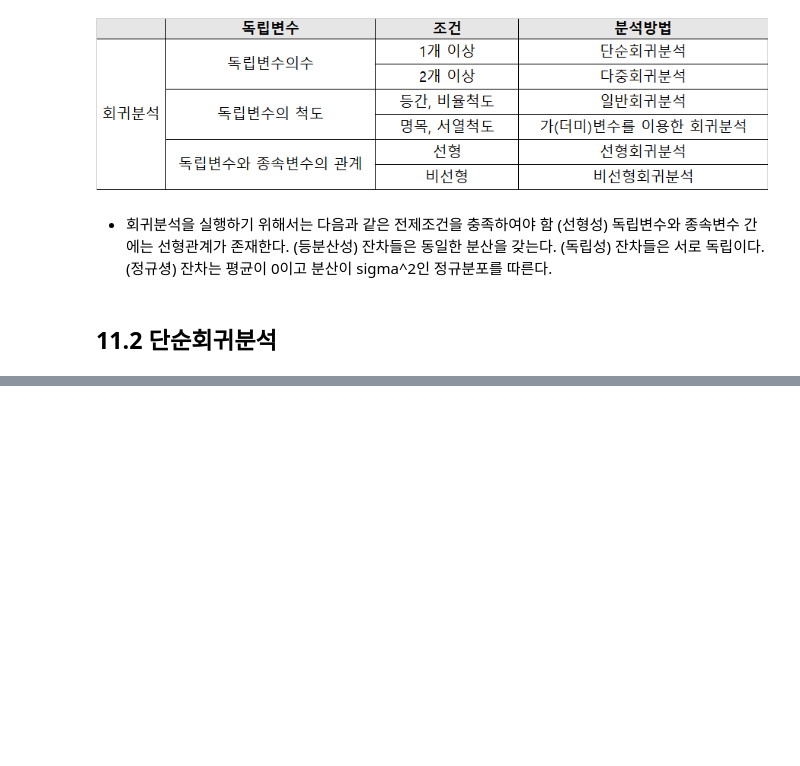
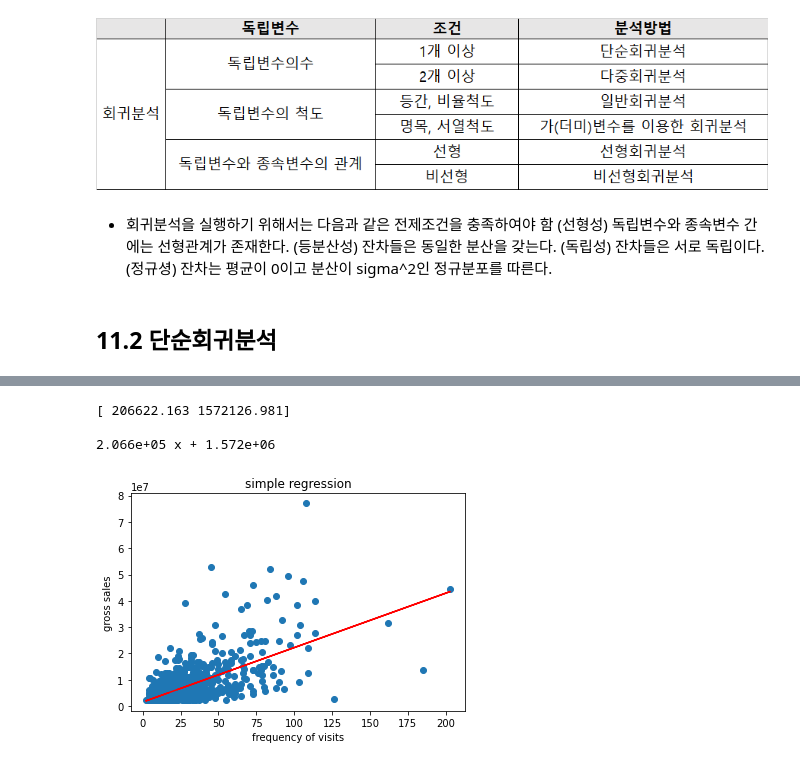
Before and after one commit to OH1107/self_study, a Jupyter notebook: training/chapter11/11장_회귀분석.ipynb, the cells around one changed output, grey strips where cells are left out. Saved outputs shown, nothing was run; the diff lists cells and outputs as text; code cells hidden in the pictures; blank space fills up the shorter version.

```diff
--- a/training/chapter11/11장_회귀분석.ipynb
+++ b/training/chapter11/11장_회귀분석.ipynb
@@ -35,0 +95,7 @@
+# %%
+# 1. 모듈 및 데이터 탑재
+import pandas as pd
+import statsmodels.formula.api as smf   # 서브모듈 formula.api는 수식 문자열과 데이터프레임을 사용해 모델을 편리하게 사용할 수 있는 함수 지원
+
+df = pd.read_csv('/content/drive/My Drive/Colab Notebooks/statistics/data/Ashopping.csv',sep=',',encoding='cp949')
+df.head()
@@ -35,0 +170,27 @@
+# %%
+# 1. 모듈 탑재
+import numpy as np
+import matplotlib as mpl
+import matplotlib.pyplot as plt
+
+# 2. 선형회귀선 구하기
+fit = np.polyfit(df['방문빈도'],df['총_매출액'],1)    # ployfit(data1, data2, n) : data1=독립변수, data2=종속변수, n=다항식의 차수
+                                                        # ols() 함수를 이용하여 생성된 계수(coef)값과 동일한 것을 확인할 수 있음
+fit_fn = np.poly1d(fit)                               # ploy1d(data) : ployfit()으로 생성한 객체를 함수식 형태로 변환
+print(np.round(fit,3))                                # round(data, n) : data 값을 n자리에서 반올림 (n>0 : 소수점 자리 수)
+print(fit_fn)
+# %% [output]
+[ 206622.163 1572126.981]
+
+2.066e+05 x + 1.572e+06
+# %%
+# 3. 산점도와 선형회귀선 그리기
+%matplotlib inline
+plt.title('simple regression')    # 차트 제목
+plt.xlabel('frequency of visits') # X축 이름
+plt.ylabel('gross sales')         # Y축 이름
+plt.plot(df['방문빈도'],df['총_매출액'],'o')          # 파라미터 'o' : 원형 점으로 표현
+plt.plot(df['방문빈도'],fit_fn(df['방문빈도']),'r')
+plt.show()
+# %% [output]
+[figure, added]
```
Also changed, not shown: parts of 24 cells of this notebook.
